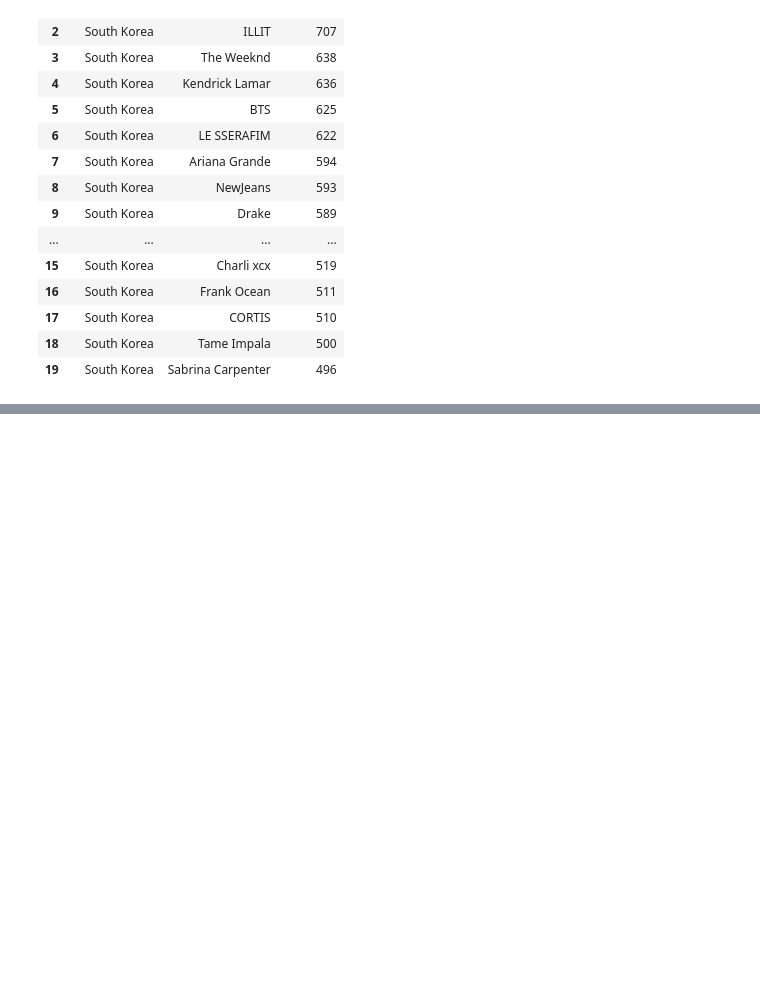
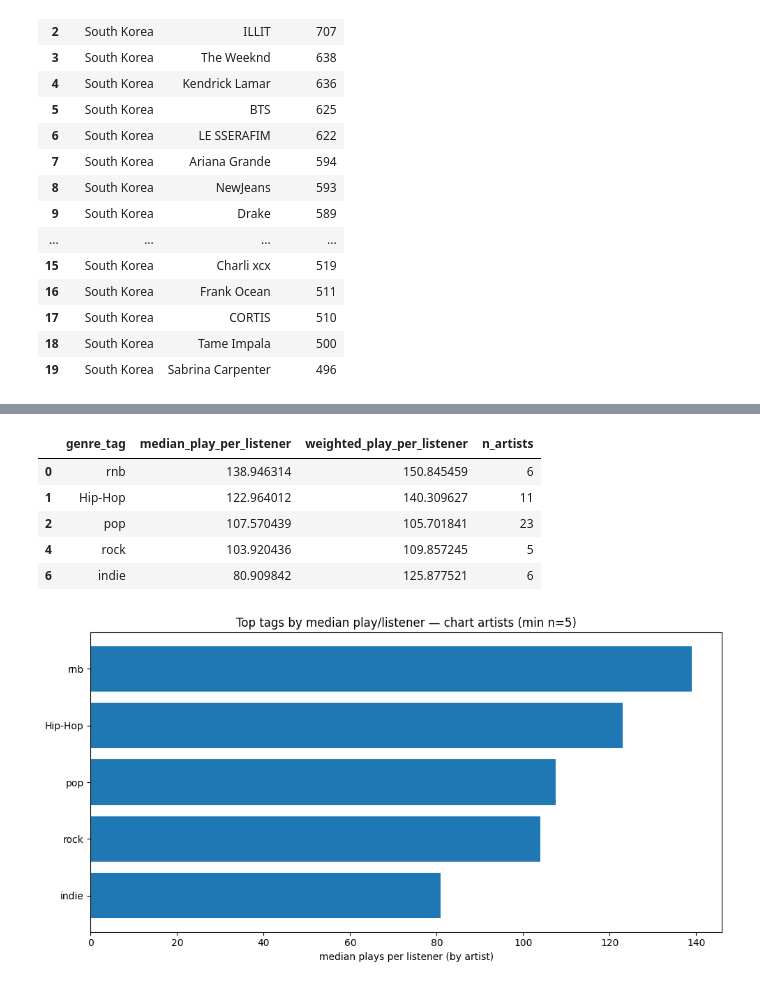
Before and after one commit to gena-lee/hcde530, a Jupyter notebook: Week 5/A5: Pandas Assignment/mp1.ipynb, the cells around one changed output, grey strips where cells are left out. Drawn from its saved outputs; the diff is of its cells as text; code cells hidden in the pictures; blank space fills up the shorter version.

```diff
--- a/Week 5/A5: Pandas Assignment/mp1.ipynb
+++ b/Week 5/A5: Pandas Assignment/mp1.ipynb
@@ -422,0 +672,78 @@ Last.fm tags overlap with genres only loosely. **`reach`** reflects activity **o
+# %%
+# --- RQ3: aggregate by primary tag + visualization ---
+from pathlib import Path
+
+import matplotlib.pyplot as plt
+import pandas as pd
+
+MIN_ARTISTS_PER_TAG = 5
+RQ3_TOP_K = 15
+
+try:
+    from IPython.display import display
+except ImportError:
+    display = print
+
+_RQ3_ARTISTS_PKL = Path("rq3_artists_df.pkl")
+if "rq3_artists_df" not in globals() or rq3_artists_df.empty:
+    if _RQ3_ARTISTS_PKL.is_file():
+        rq3_artists_df = pd.read_pickle(_RQ3_ARTISTS_PKL)
+        print(
+            f"Loaded rq3_artists_df from {_RQ3_ARTISTS_PKL} — re-run enrichment for fresh data."
+        )
+if "rq3_artists_df" not in globals() or rq3_artists_df.empty:
+    raise RuntimeError(
+        "rq3_artists_df is missing or empty. Run the RQ3 enrichment cell above first "
+        "(artist.getinfo / artist.gettoptags). It saves rq3_artists_df.pkl next to this notebook."
+    )
+
+_g = (
+    rq3_artists_df.groupby("genre_tag", sort=False)
+    .agg(
+        median_play_per_listener=("play_per_listener", "median"),
+        n_artists=("play_per_listener", "count"),
+        sum_play=("playcount", "sum"),
+        sum_listen=("listeners", "sum"),
+    )
+    .reset_index()
+)
+_g["weighted_play_per_listener"] = _g["sum_play"] / _g["sum_listen"]
+
+rq3_genre_summary = _g.loc[_g["n_artists"] >= MIN_ARTISTS_PER_TAG].sort_values(
+    "median_play_per_listener", ascending=False
+)
+
+display(
+    rq3_genre_summary.head(20)[
+        [
+            "genre_tag",
+            "median_play_per_listener",
+            "weighted_play_per_listener",
+            "n_artists",
+        ]
+    ]
+)
+
+if rq3_genre_summary.empty:
+    print(
+        "No tags met the minimum artist count. "
+        "Try lowering MIN_ARTISTS_PER_TAG or re-run when the API returns more tagged artists."
+    )
+else:
+    _plot = rq3_genre_summary.head(RQ3_TOP_K).iloc[::-1]
+    fig, ax = plt.subplots(figsize=(10, max(5, RQ3_TOP_K * 0.35)))
+    ax.barh(_plot["genre_tag"].astype(str), _plot["median_play_per_listener"])
+    ax.set_xlabel("median plays per listener (by artist)")
+    ax.set_title(
+        f"Top tags by median play/listener — chart artists (min n={MIN_ARTISTS_PER_TAG})"
+    )
+    plt.tight_layout()
+    plt.show()
+# %% [output]
+|  | genre_tag | median_play_per_listener | weighted_play_per_listener | n_artists |
+| 0 | rnb | 138.946314 | 150.845459 | 6 |
+| 1 | Hip-Hop | 122.964012 | 140.309627 | 11 |
+| 2 | pop | 107.570439 | 105.701841 | 23 |
+| 4 | rock | 103.920436 | 109.857245 | 5 |
+| 6 | indie | 80.909842 | 125.877521 | 6 |
+[figure, added]
```
Also changed, not shown: parts of 16 cells of this notebook.
